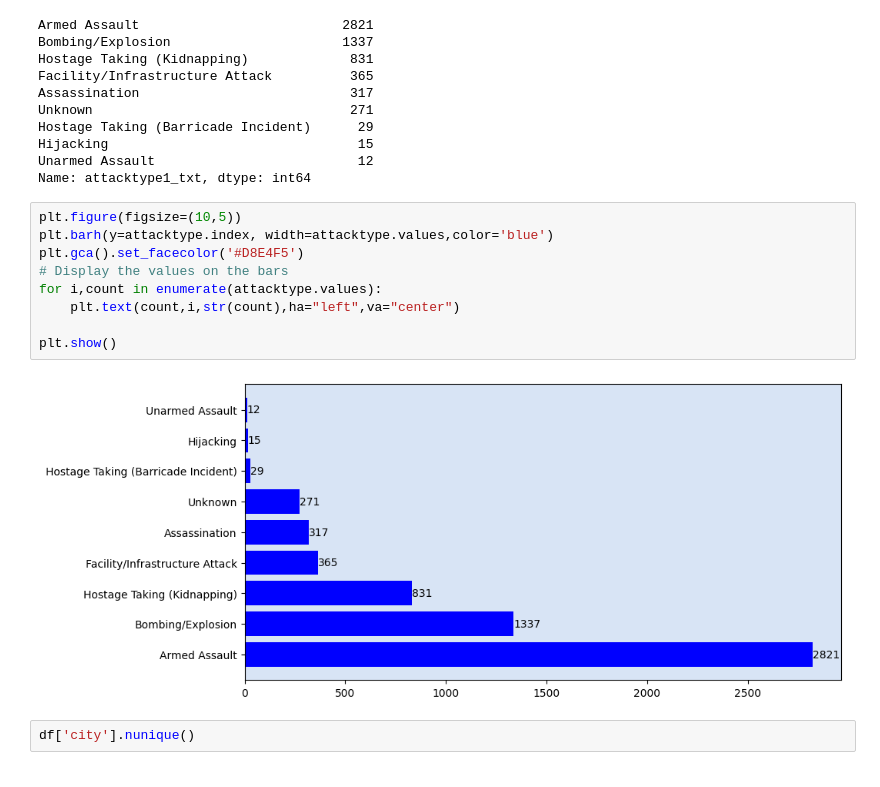
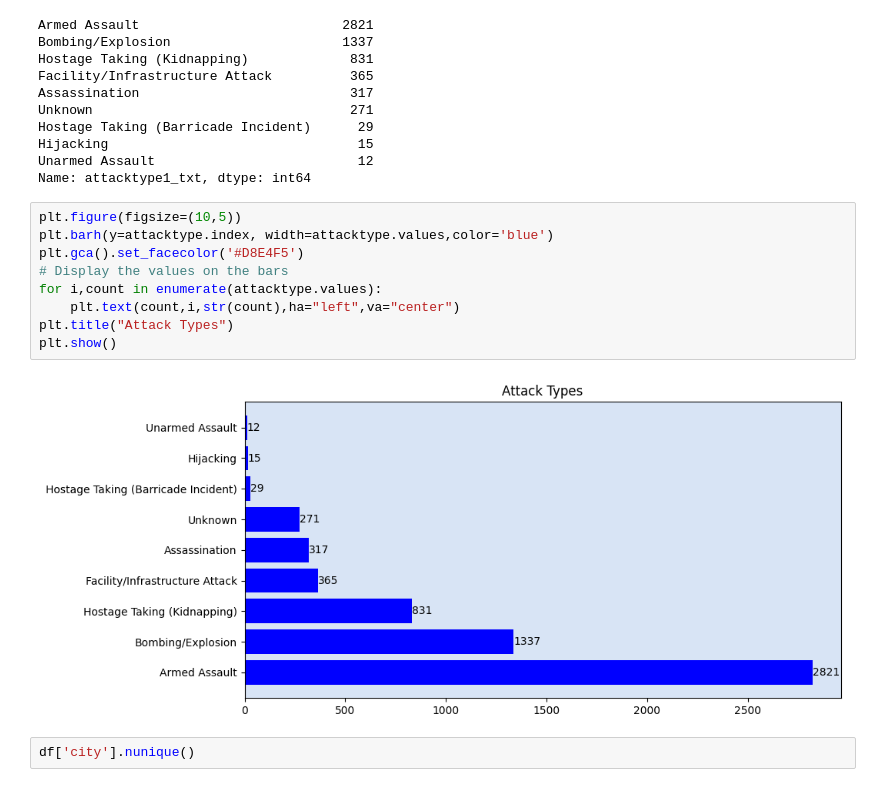
Before and after one commit to danishmeh/Project, a Jupyter notebook: omdena/3rd/terr.ipynb, the cells around one changed output. Cells and saved outputs as stored; diff of their text form.

```diff
--- a/omdena/3rd/terr.ipynb
+++ b/omdena/3rd/terr.ipynb
@@ -218,14 +219,14 @@ Name: attacktype1_txt, dtype: int64
 # %%
 plt.figure(figsize=(10,5))
 plt.barh(y=attacktype.index, width=attacktype.values,color='blue')
 plt.gca().set_facecolor('#D8E4F5')
 # Display the values on the bars
 for i,count in enumerate(attacktype.values):
     plt.text(count,i,str(count),ha="left",va="center")
-
+plt.title("Attack Types")
 plt.show()
 # %% [output]
-[figure, old version]
+[figure, new version]
 # %%
 df['city'].nunique()
 # %% [output]
```
Also changed, not shown: parts of 17 cells of this notebook, 8 other files.
